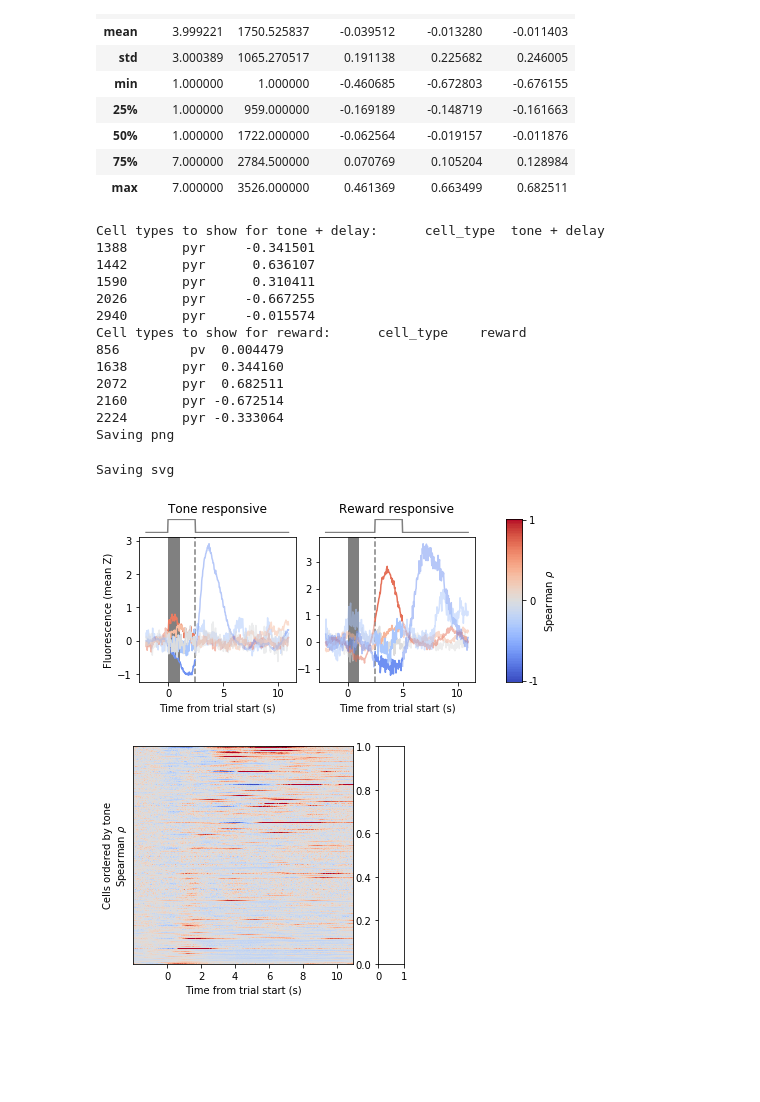
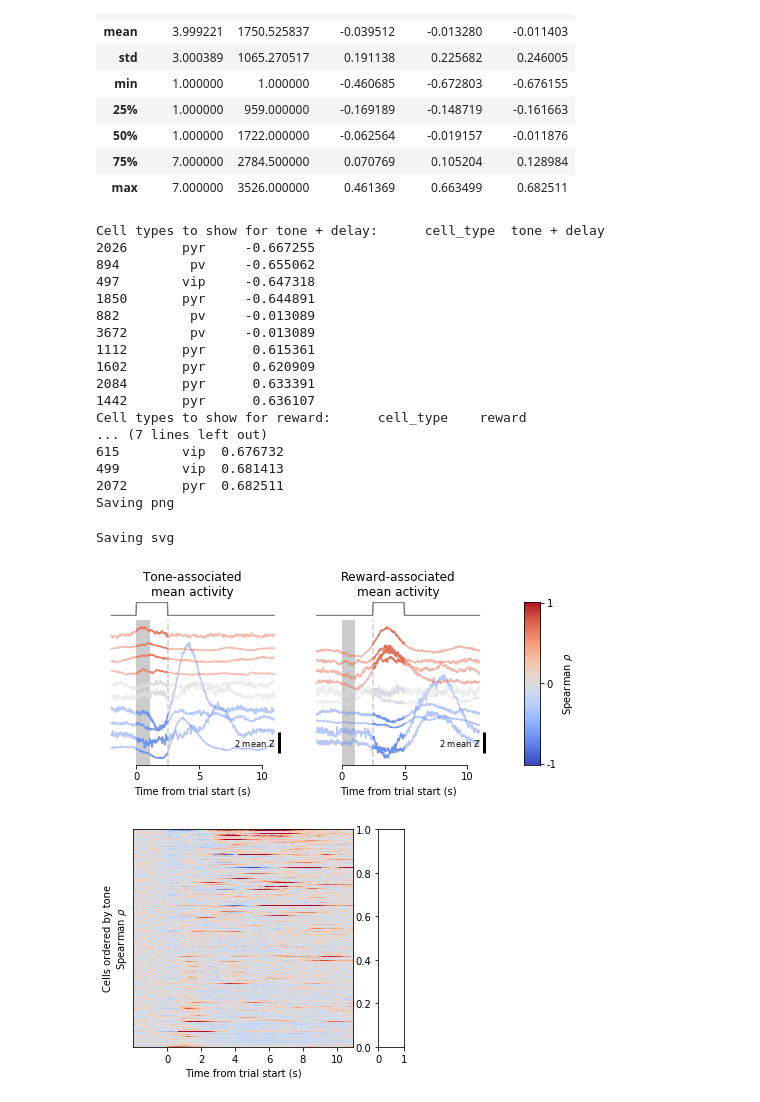
Before and after one commit to nauralcodinglab/interneuron-reward, a Jupyter notebook: notebooks/evolving_trial_structure_projections.ipynb, the cells around one changed output. Drawn from its saved outputs; the diff is of its cells as text; code cells hidden in the pictures; blank space fills up the shorter version.

Commit message:
Tweak sample traces to show top few cells

```diff
--- a/notebooks/evolving_trial_structure_projections.ipynb
+++ b/notebooks/evolving_trial_structure_projections.ipynb
@@ -160,12 +161,12 @@ def mark_trial_structure():
     plt.axvspan(
         min(trial_structure.time[trial_structure.tone]) - trial_structure.baseline_duration,
         max(trial_structure.time[trial_structure.tone]) - trial_structure.baseline_duration,
-        color='gray',
+        color=(0.8, 0.8, 0.8),
         label='Tone'
     )
     plt.axvline(
         min(trial_structure.time[trial_structure.reward]) - trial_structure.baseline_duration,
-        color='gray',
+        color=(0.8, 0.8, 0.8),
         ls='--',
         label='Reward delivery',
     )
@@ -173,7 +174,7 @@ def mark_trial_structure():
 def to_unit_interval(x):
     return (x + 1) * 0.5
 # %%
-plt.figure(figsize=(7, 3))
+plt.figure(figsize=(8, 3))
 
 spec = gs.GridSpec(
     2, 3, width_ratios=[1, 1, 0.2], height_ratios=[0.1, 1], hspace=0.05
@@ -182,24 +183,19 @@ spec = gs.GridSpec(
 for i, (trial_component, label, mask) in enumerate(
     zip(
         ['tone + delay', 'reward'],
-        ['Tone responsive', 'Reward responsive'],
+        ['Tone-associated\nmean activity', 'Reward-associated\nmean activity'],
         [trial_structure.tone + trial_structure.delay, trial_structure.reward]
     )
 ):
 
     # Find the inds of cells with various values of mean fluorescence
     all_cell_fluo_means = mean_fluo_df.loc[mean_fluo_df['day'] == cond.Day(7), trial_component].to_numpy()
-    cells_to_show = np.unique(
-        np.argmin(
-            np.abs(
-                all_cell_fluo_means
-                - np.linspace(
-                    all_cell_fluo_means.min(), all_cell_fluo_means.max(), 5
-                )[:, np.newaxis]
-            ),
-            1
-        )
-    )
+    inds_sorted_by_mean = np.argsort(all_cell_fluo_means)
+    cells_to_show = np.concatenate([
+        inds_sorted_by_mean[:4],
+        inds_sorted_by_mean[int(len(inds_sorted_by_mean) // 2)-1:int(len(inds_sorted_by_mean) // 2)+1],
+        inds_sorted_by_mean[-4:]
+    ])
     print(f'Cell types to show for {trial_component}: {mean_fluo_df.loc[mean_fluo_df["day"] == cond.Day(7), ["cell_type", trial_component]].iloc[cells_to_show, :]}')
 
     traces_ = average_traces[days == cond.Day(7), :][cells_to_show, :].T
@@ -218,60 +214,64 @@ for i, (trial_component, label, mask) in enumerate(
     plt.subplot(spec[1, i])
     mark_trial_structure()
 
-    for j in range(len(means_)):
-        component = traces_[:, j].copy()
+    for j, k in enumerate(np.argsort(means_)):
+        component = traces_[:, k].copy()
         component[~mask] = np.nan
 
         plt.plot(
             trial_structure.time - trial_structure.baseline_duration,
-            component,
-            color=plt.cm.coolwarm(to_unit_interval(means_.iloc[j]))
+            component + j*1.2,
+            color=plt.cm.coolwarm(to_unit_interval(means_.iloc[k]))
         )
 
-        not_component = traces_[:, j].copy()
+        not_component = traces_[:, k].copy()
         not_component[mask] = np.nan
 
         plt.plot(
             trial_structure.time - trial_structure.baseline_duration,
-            not_component,
-            color=plt.cm.coolwarm(to_unit_interval(means_.iloc[j])),
+            not_component + j*1.2,
+            color=plt.cm.coolwarm(to_unit_interval(means_.iloc[k])),
             alpha=0.5
         )
 
-    if i == 0:
-        plt.ylabel('Fluorescence (mean Z)')
+    pltools.add_scalebar(y_units=' mean Z', remove_frame=False, omit_x=True)
+    pltools.hide_border('trl', trim=True)
 
     plt.xlabel('Time from trial start (s)')
 
 ax = plt.subplot(spec[:, -1])
 plt.imshow(np.linspace(1, -1, 101)[:, np.newaxis], cmap='coolwarm', aspect=0.1)
 plt.yticks([0, 50, 100], [1, 0, -1])
 plt.gca().yaxis.set_ticks_position('right')
 plt.gca().yaxis.set_label_position('right')
 plt.ylabel('Spearman $\\rho$')
 plt.xticks([])
 
 plt.tight_layout()
 
 savefig('../img/graphics/sample_responsive_cells', dpi=600, bbox_inches='tight')
 
 del cells_to_show, traces_, means_
 # %% [output]
 Cell types to show for tone + delay:      cell_type  tone + delay
-1388       pyr     -0.341501
+2026       pyr     -0.667255
+894         pv     -0.655062
+497        vip     -0.647318
+1850       pyr     -0.644891
+882         pv     -0.013089
+3672        pv     -0.013089
+1112       pyr      0.615361
+1602       pyr      0.620909
+2084       pyr      0.633391
 1442       pyr      0.636107
-1590       pyr      0.310411
-2026       pyr     -0.667255
-2940       pyr     -0.015574
 Cell types to show for reward:      cell_type    reward
-856         pv  0.004479
-1638       pyr  0.344160
+... (7 lines left out)
+615        vip  0.676732
+499        vip  0.681413
 2072       pyr  0.682511
-2160       pyr -0.672514
-2224       pyr -0.333064
 Saving png
 Saving svg
-[figure, old version]
+[figure, new version]
 # %%
 FRAME_RATE = 30.0
 BASELINE_DURATION = 2.
```
Also changed, not shown: parts of 1 cell of this notebook.
